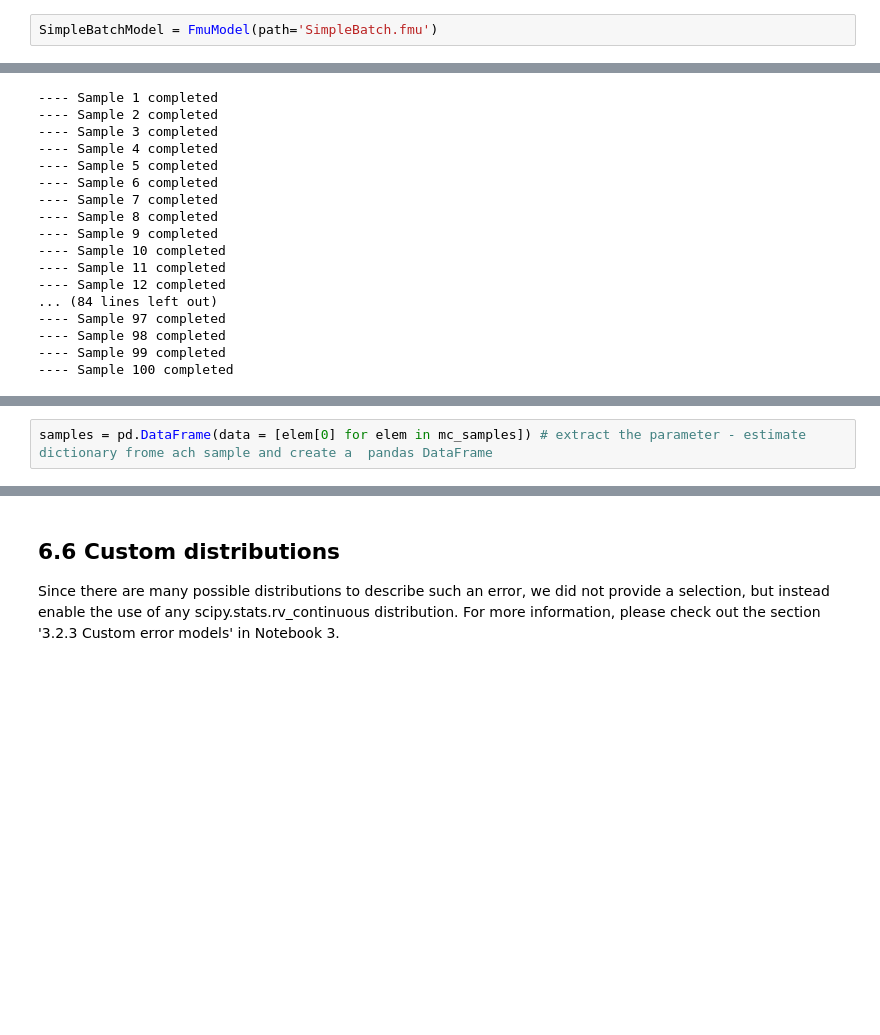
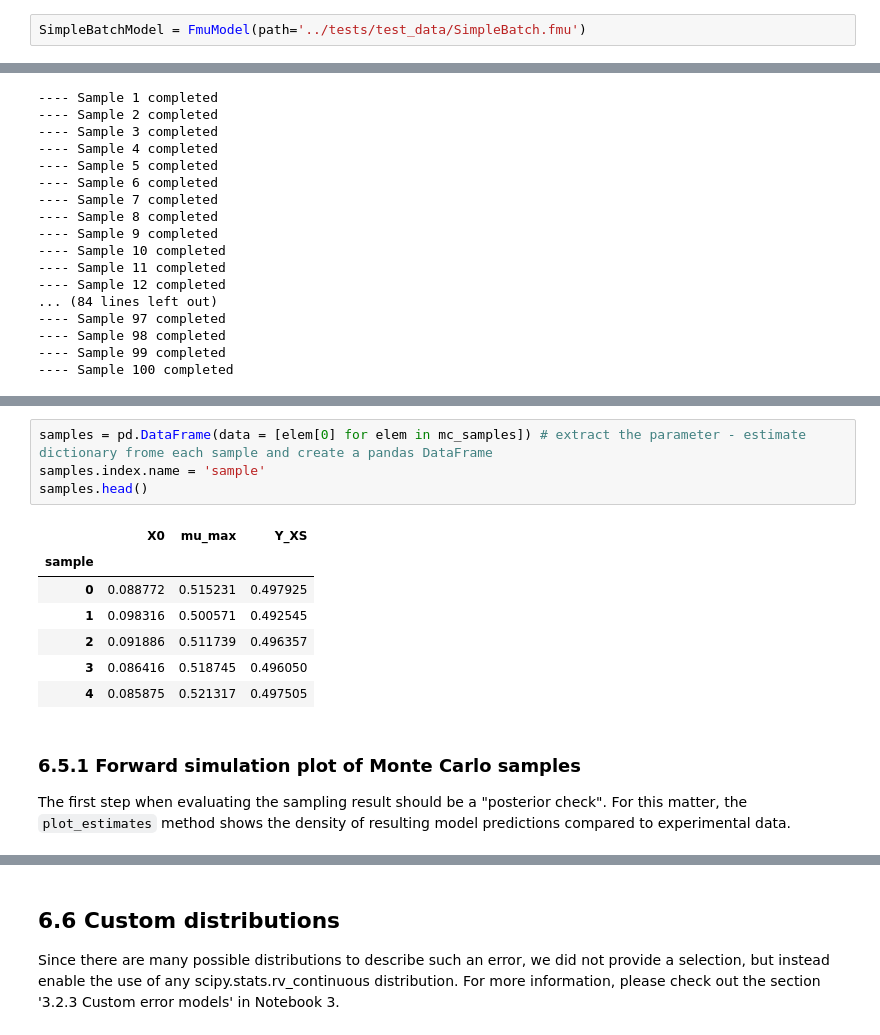
Before and after one commit to JuBiotech/estim8, a Jupyter notebook: examples/6. Uncertainty Quantification - Monte Carlo Sampling.ipynb, the cells around one changed output, grey strips where cells are left out. Drawn from its saved outputs; the diff is of its cells as text; blank space fills up the shorter version.

```diff
--- a/examples/6. Uncertainty Quantification - Monte Carlo Sampling.ipynb
+++ b/examples/6. Uncertainty Quantification - Monte Carlo Sampling.ipynb
@@ -15,6 +25,6 @@ WARNING (pytensor.tensor.blas): Using NumPy C-API based implementation for BLAS
 # %% [markdown]
 ## 6.1 Load the model
 # %%
-SimpleBatchModel = FmuModel(path='SimpleBatch.fmu')
+SimpleBatchModel = FmuModel(path='../tests/test_data/SimpleBatch.fmu')
 # %% [markdown]
 ## 6.2 Import experimental data & create an `Experiment` object
@@ -73,5 +120,18 @@ mc_samples = estimator.mc_sampling(
 # %%
-samples = pd.DataFrame(data = [elem[0] for elem in mc_samples]) # extract the parameter - estimate dictionary frome ach sample and create a  pandas DataFrame
+samples = pd.DataFrame(data = [elem[0] for elem in mc_samples]) # extract the parameter - estimate dictionary frome each sample and create a pandas DataFrame
+samples.index.name = 'sample'
+samples.head()
+# %% [output]
+|  | X0 | mu_max | Y_XS |
+| sample |  |  |  |
+| 0 | 0.088772 | 0.515231 | 0.497925 |
+| 1 | 0.098316 | 0.500571 | 0.492545 |
+| 2 | 0.091886 | 0.511739 | 0.496357 |
+| 3 | 0.086416 | 0.518745 | 0.496050 |
+| 4 | 0.085875 | 0.521317 | 0.497505 |
+# %% [markdown]
+### 6.5.1 Forward simulation plot of Monte Carlo samples
+The first step when evaluating the sampling result should be a "posterior check". For this matter, the `plot_estimates` method shows the density of resulting model predictions compared to experimental data.
 # %%
 # forward simulations
 _ = visualization.plot_estimates_many(mc_samples=samples, estimator=estimator)
```
Also changed, not shown: parts of 17 cells of this notebook.
